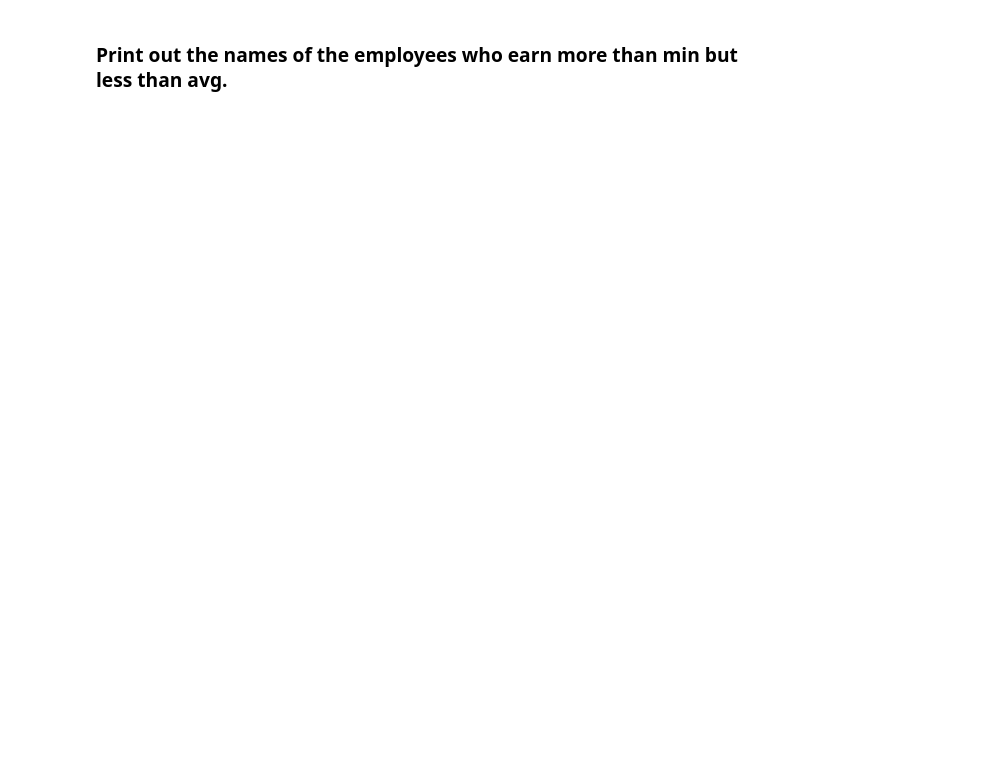
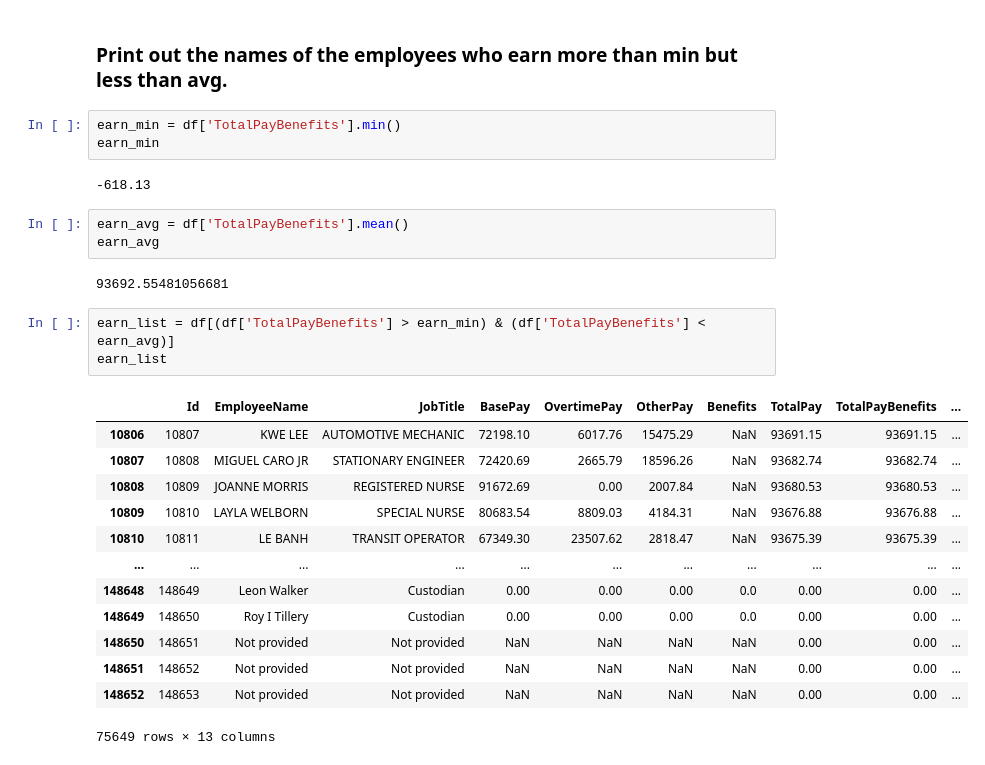
Before and after one commit to omer-faruk-oncu/Assignments, a Jupyter notebook: Assignment_01_Student.ipynb, the cells around one changed output. Cells and saved outputs as stored; diff of their text form; blank space fills up the shorter version.

```diff
--- a/Assignment_01_Student.ipynb
+++ b/Assignment_01_Student.ipynb
@@ -820,5 +1012,32 @@ Desired Output:
 ![image.png](https://i.ibb.co/s2CYS7H/assignment1f.png)
 # %% [markdown]
 ### Print out the names of the employees who earn more than min but less than avg.
+# %%
+earn_min = df['TotalPayBenefits'].min()
+earn_min
+# %% [output]
+-618.13
+# %%
+earn_avg = df['TotalPayBenefits'].mean()
+earn_avg
+# %% [output]
+93692.55481056681
+# %%
+earn_list = df[(df['TotalPayBenefits'] > earn_min) & (df['TotalPayBenefits'] < earn_avg)]
+earn_list
+# %% [output]
+|  | Id | EmployeeName | JobTitle | BasePay | OvertimePay | OtherPay | Benefits | TotalPay | TotalPayBenefits | ... |
+| 10806 | 10807 | KWE LEE | AUTOMOTIVE MECHANIC | 72198.10 | 6017.76 | 15475.29 | NaN | 93691.15 | 93691.15 | ... |
+| 10807 | 10808 | MIGUEL CARO JR | STATIONARY ENGINEER | 72420.69 | 2665.79 | 18596.26 | NaN | 93682.74 | 93682.74 | ... |
+| 10808 | 10809 | JOANNE MORRIS | REGISTERED NURSE | 91672.69 | 0.00 | 2007.84 | NaN | 93680.53 | 93680.53 | ... |
+| 10809 | 10810 | LAYLA WELBORN | SPECIAL NURSE | 80683.54 | 8809.03 | 4184.31 | NaN | 93676.88 | 93676.88 | ... |
+| 10810 | 10811 | LE BANH | TRANSIT OPERATOR | 67349.30 | 23507.62 | 2818.47 | NaN | 93675.39 | 93675.39 | ... |
+| ... | ... | ... | ... | ... | ... | ... | ... | ... | ... | ... |
+| 148648 | 148649 | Leon Walker | Custodian | 0.00 | 0.00 | 0.00 | 0.0 | 0.00 | 0.00 | ... |
+| 148649 | 148650 | Roy I Tillery | Custodian | 0.00 | 0.00 | 0.00 | 0.0 | 0.00 | 0.00 | ... |
+| 148650 | 148651 | Not provided | Not provided | NaN | NaN | NaN | NaN | 0.00 | 0.00 | ... |
+| 148651 | 148652 | Not provided | Not provided | NaN | NaN | NaN | NaN | 0.00 | 0.00 | ... |
+| 148652 | 148653 | Not provided | Not provided | NaN | NaN | NaN | NaN | 0.00 | 0.00 | ... |
+75649 rows × 13 columns
 # %%
 # YOUR CODE IS HERE
```
Also changed, not shown: parts of 26 cells of this notebook.
